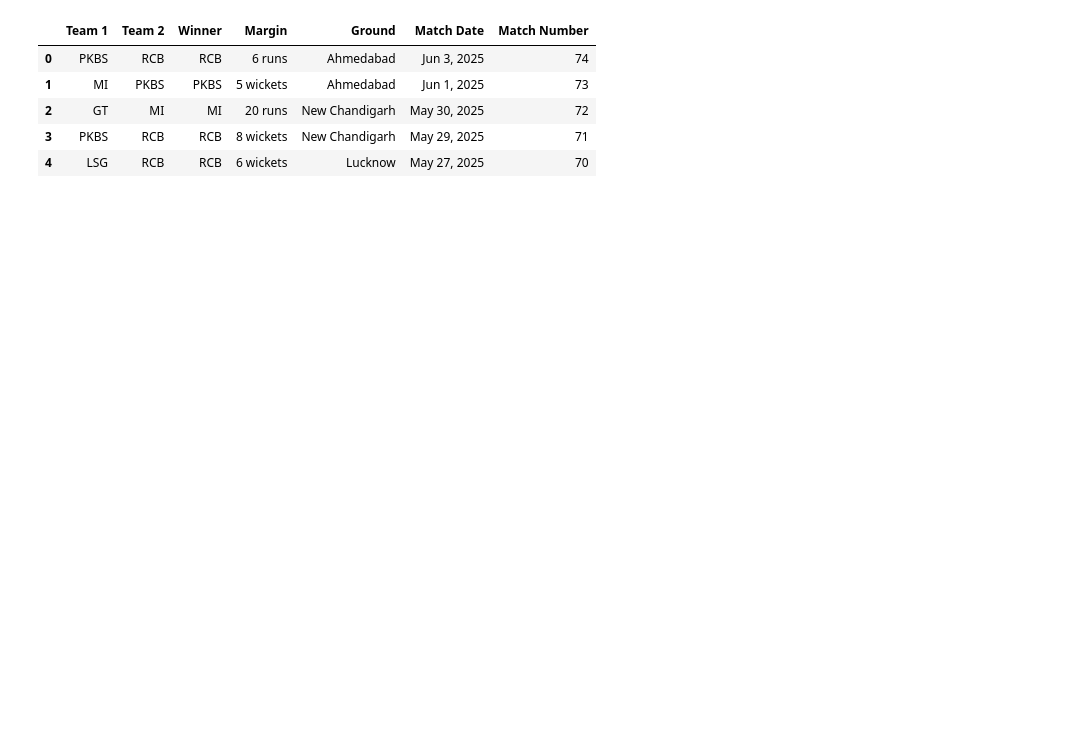
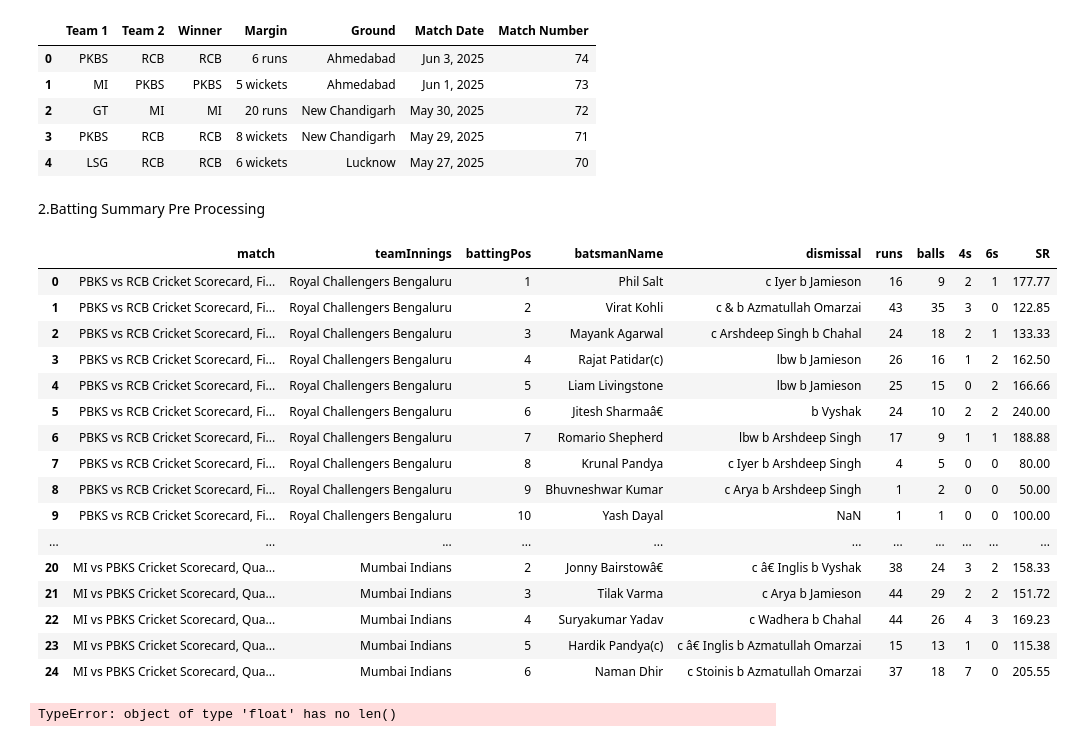
Before and after one commit to Muthukumar-975/IPL-2025-Data-Analysis, a Jupyter notebook: ipl_2025_processing.ipynb, the cells around one changed output. Drawn from its saved outputs; the diff is of its cells as text; code cells hidden in the pictures; blank space fills up the shorter version.

Commit message:
Batting and Bowling Information are processed to CSV files

```diff
--- a/ipl_2025_processing.ipynb
+++ b/ipl_2025_processing.ipynb
@@ -56,3 +56,34 @@ df_match.head()
 | 4 | LSG | RCB | RCB | 6 wickets | Lucknow | May 27, 2025 | 70 |
 # %%
 df_match.to_csv('ipl_2025_csv_files/match_results_ipl_2025.csv', index = False)
+# %% [markdown]
+2.Batting Summary Pre Processing
+# %%
+with open('ipl_2025_json_files/ipl_2025_batting_summary.json') as f:
+    data = json.load(f)
+
+df_bat = pd.DataFrame(data)
+df_bat.head(25)
+# %% [output]
+|  | match | teamInnings | battingPos | batsmanName | dismissal | runs | balls | 4s | 6s | SR |
+| 0 | PBKS vs RCB Cricket Scorecard, Fi... | Royal Challengers Bengaluru | 1 | Phil Salt | c Iyer b Jamieson | 16 | 9 | 2 | 1 | 177.77 |
+| 1 | PBKS vs RCB Cricket Scorecard, Fi... | Royal Challengers Bengaluru | 2 | Virat Kohli | c & b Azmatullah Omarzai | 43 | 35 | 3 | 0 | 122.85 |
+| 2 | PBKS vs RCB Cricket Scorecard, Fi... | Royal Challengers Bengaluru | 3 | Mayank Agarwal | c Arshdeep Singh b Chahal | 24 | 18 | 2 | 1 | 133.33 |
+| 3 | PBKS vs RCB Cricket Scorecard, Fi... | Royal Challengers Bengaluru | 4 | Rajat Patidar(c) | lbw b Jamieson | 26 | 16 | 1 | 2 | 162.50 |
+| 4 | PBKS vs RCB Cricket Scorecard, Fi... | Royal Challengers Bengaluru | 5 | Liam Livingstone | lbw b Jamieson | 25 | 15 | 0 | 2 | 166.66 |
+| 5 | PBKS vs RCB Cricket Scorecard, Fi... | Royal Challengers Bengaluru | 6 | Jitesh Sharmaâ€ | b Vyshak | 24 | 10 | 2 | 2 | 240.00 |
+| 6 | PBKS vs RCB Cricket Scorecard, Fi... | Royal Challengers Bengaluru | 7 | Romario Shepherd | lbw b Arshdeep Singh | 17 | 9 | 1 | 1 | 188.88 |
+| 7 | PBKS vs RCB Cricket Scorecard, Fi... | Royal Challengers Bengaluru | 8 | Krunal Pandya | c Iyer b Arshdeep Singh | 4 | 5 | 0 | 0 | 80.00 |
+| 8 | PBKS vs RCB Cricket Scorecard, Fi... | Royal Challengers Bengaluru | 9 | Bhuvneshwar Kumar | c Arya b Arshdeep Singh | 1 | 2 | 0 | 0 | 50.00 |
+| 9 | PBKS vs RCB Cricket Scorecard, Fi... | Royal Challengers Bengaluru | 10 | Yash Dayal | NaN | 1 | 1 | 0 | 0 | 100.00 |
+| ... | ... | ... | ... | ... | ... | ... | ... | ... | ... | ... |
+| 20 | MI vs PBKS Cricket Scorecard, Qua... | Mumbai Indians | 2 | Jonny Bairstowâ€ | c â€ Inglis b Vyshak | 38 | 24 | 3 | 2 | 158.33 |
+| 21 | MI vs PBKS Cricket Scorecard, Qua... | Mumbai Indians | 3 | Tilak Varma | c Arya b Jamieson | 44 | 29 | 2 | 2 | 151.72 |
+| 22 | MI vs PBKS Cricket Scorecard, Qua... | Mumbai Indians | 4 | Suryakumar Yadav | c Wadhera b Chahal | 44 | 26 | 4 | 3 | 169.23 |
+| 23 | MI vs PBKS Cricket Scorecard, Qua... | Mumbai Indians | 5 | Hardik Pandya(c) | c â€ Inglis b Azmatullah Omarzai | 15 | 13 | 1 | 0 | 115.38 |
+| 24 | MI vs PBKS Cricket Scorecard, Qua... | Mumbai Indians | 6 | Naman Dhir | c Stoinis b Azmatullah Omarzai | 37 | 18 | 7 | 0 | 205.55 |
+# %%
+df_bat['out/not_out'] = df_bat.dismissal.apply(lambda x: "out" if len(x)>0 else "not_out")
+df_bat.head(11)
+# %% [output]
+TypeError: object of type 'float' has no len()
```
Also changed, not shown: parts of 1 cell of this notebook, 2 other files.
